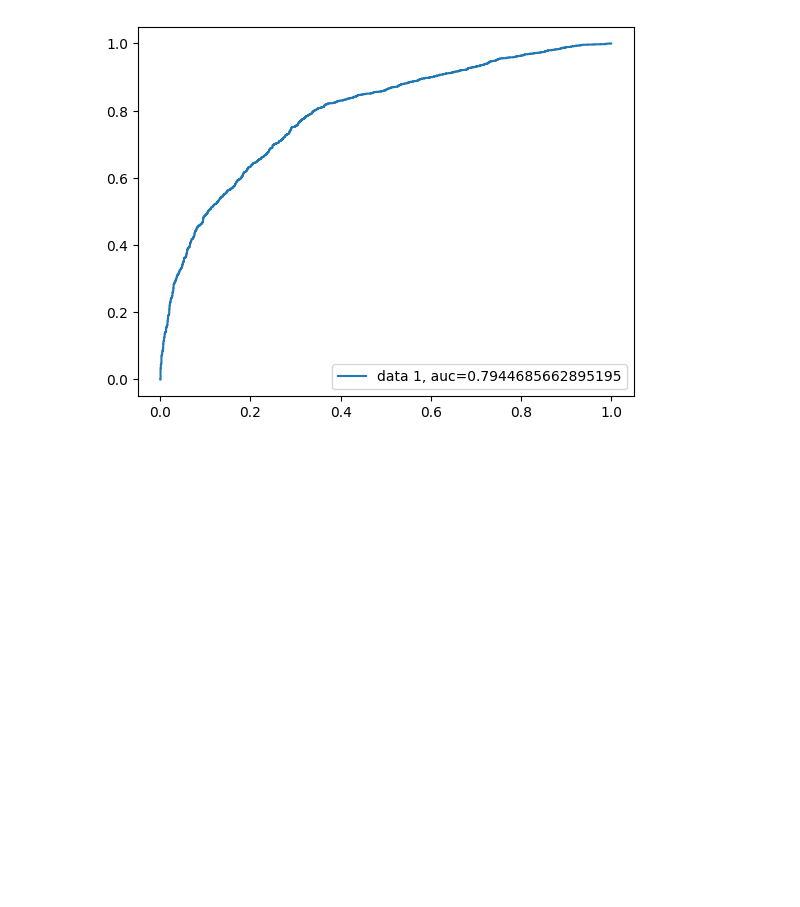
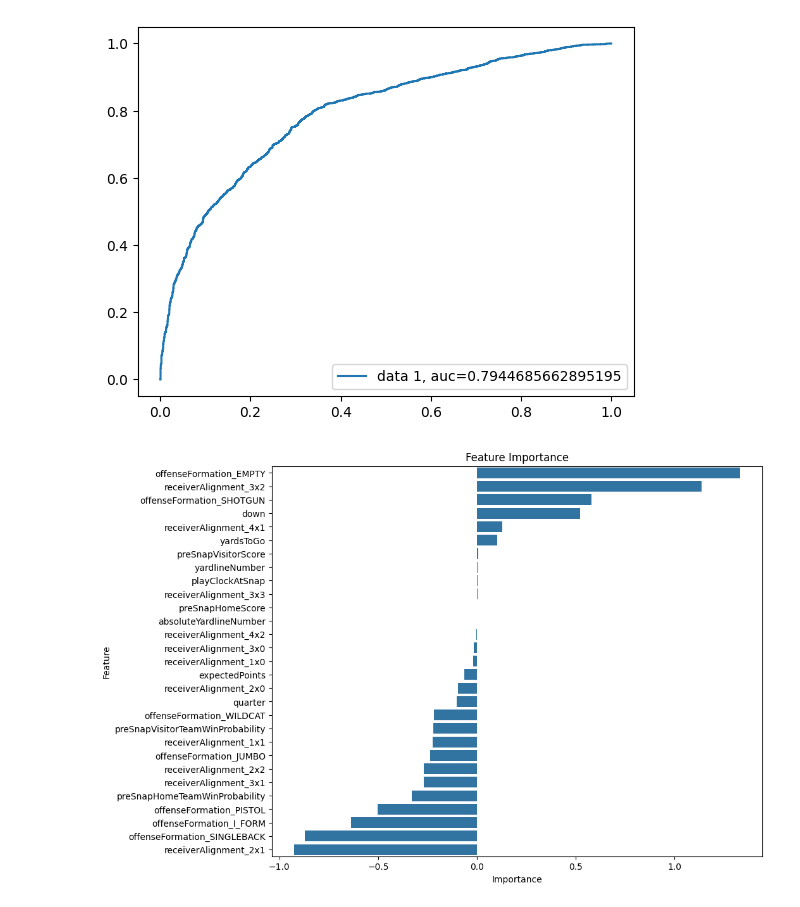
Before and after one commit to fortville/bigdatabowl, a Jupyter notebook: logit_run_v_pass.ipynb, the cells around one changed output. Drawn from its saved outputs; the diff is of its cells as text; code cells hidden in the pictures; blank space fills up the shorter version.

```diff
--- a/logit_run_v_pass.ipynb
+++ b/logit_run_v_pass.ipynb
@@ -301,0 +300,20 @@ plt.show()
+# %%
+# Get the feature importance (coefficients) from the logistic regression model
+feature_importance = model.coef_[0]
+
+# Create a DataFrame for better visualization
+features_df = pd.DataFrame({
+    'Feature': X.columns,
+    'Importance': feature_importance
+})
+
+# Sort the DataFrame by importance
+features_df = features_df.sort_values(by='Importance', ascending=False)
+
+# Plot the feature importance
+plt.figure(figsize=(10, 8))
+sns.barplot(x='Importance', y='Feature', data=features_df)
+plt.title('Feature Importance')
+plt.show()
+# %% [output]
+[figure, added]
```
Also changed, not shown: parts of 1 cell of this notebook.
